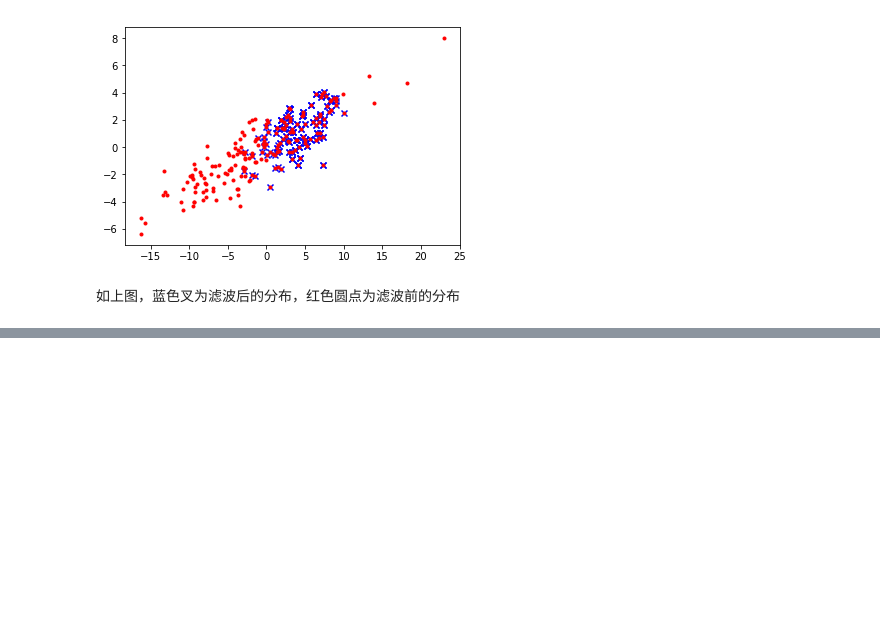
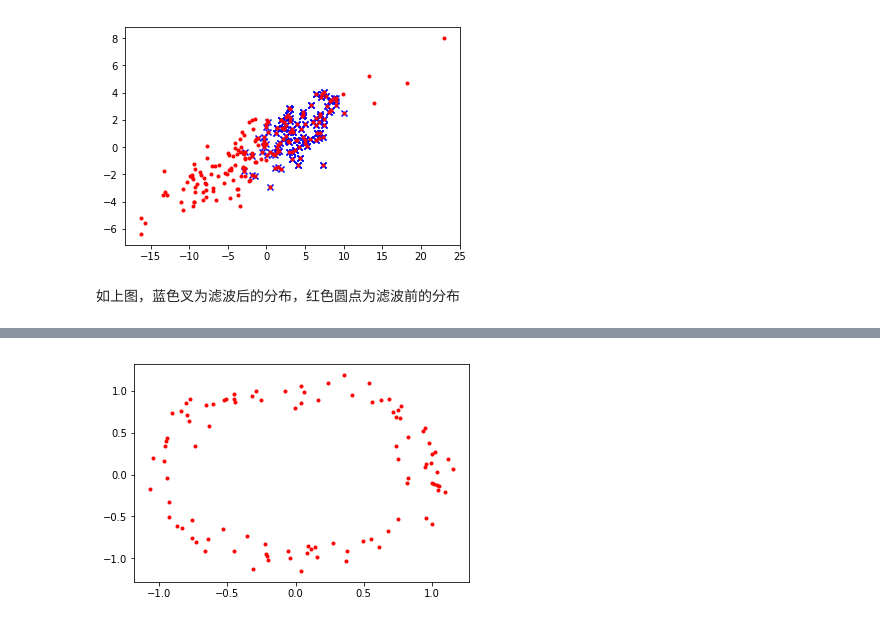
Before and after one commit to Yu-Xiaoxian/probabilistic_robotics_exercises, a Jupyter notebook: ch4_nonparametric_filters/第四章-非参数滤波.ipynb, the cells around one changed output, grey strips where cells are left out. Cells and saved outputs as stored; diff of their text form; code cells hidden in the pictures; blank space fills up the shorter version.

```diff
--- a/ch4_nonparametric_filters/第四章-非参数滤波.ipynb
+++ b/ch4_nonparametric_filters/第四章-非参数滤波.ipynb
@@ -404,0 +436,16 @@ plt.show()
+# %%
+bar_particles=np.zeros(particles.shape)
+
+def g(x_t_1):
+    x_t = np.array([x_t_1[0]+math.cos(x_t_1[2]), x_t_1[1]+math.sin(x_t_1[2]), x_t_1[2]])
+    return x_t
+
+for i in range(M):
+    bar_particles[i,:]=g(particles[i,:])
+
+fig = plt.figure()
+ax = fig.add_subplot(111)
+ax.scatter(bar_particles[:,0], bar_particles[:,1], c='r', marker='.')
+plt.show()
+# %% [output]
+[figure, added]
```
Also changed, not shown: parts of 5 cells of this notebook.
